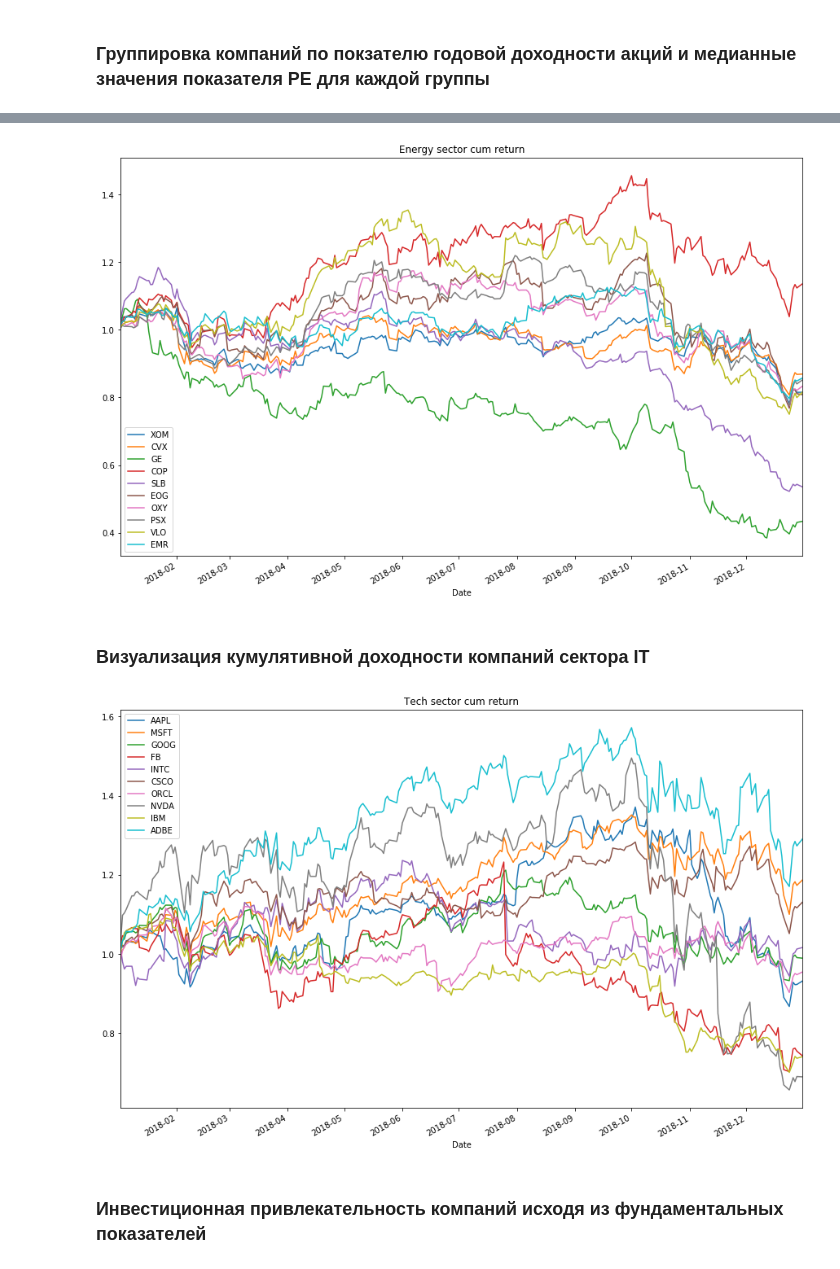
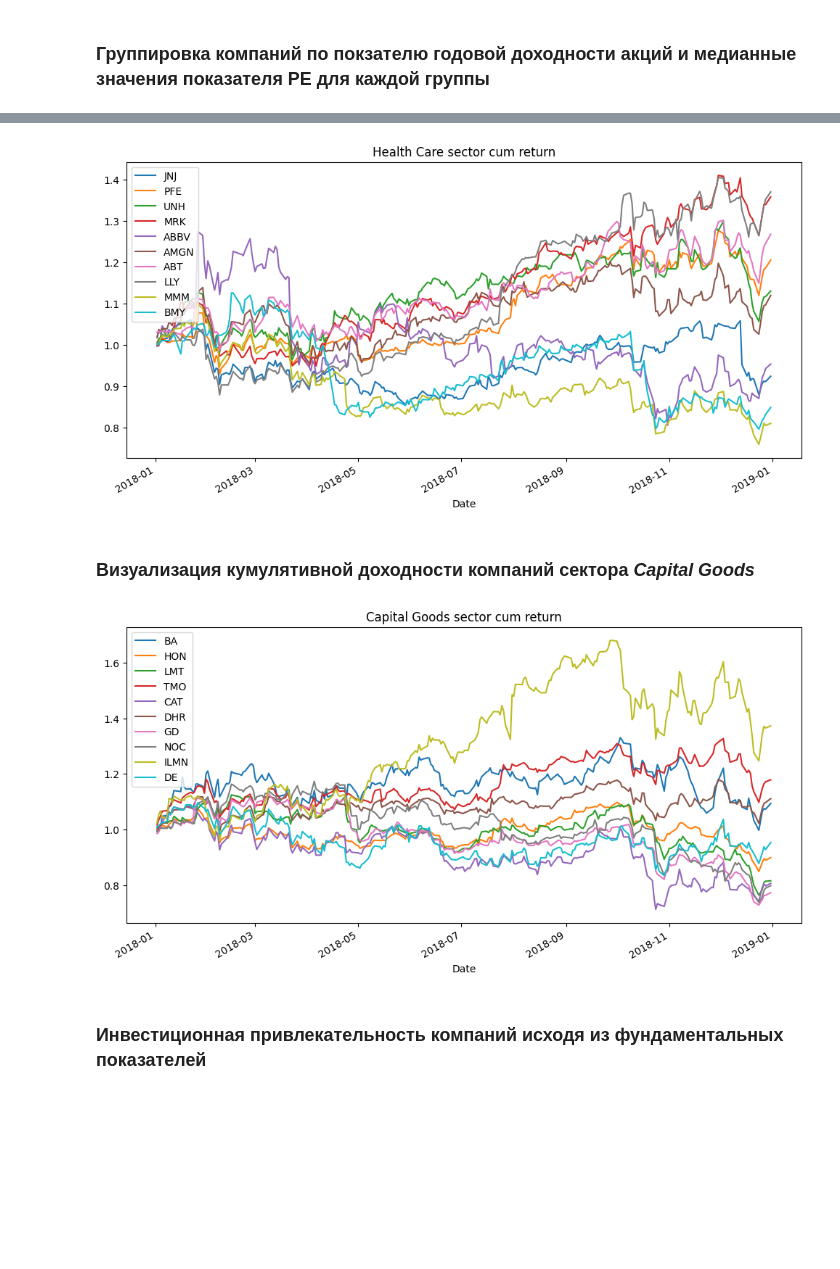
Before and after one commit to qununc/financials_repo, a Jupyter notebook: AppliedModels/Ex_strat_1 HW.ipynb, the cells around one changed output, grey strips where cells are left out. Drawn from its saved outputs; the diff is of its cells as text; code cells hidden in the pictures; blank space fills up the shorter version.

```diff
--- a/AppliedModels/Ex_strat_1 HW.ipynb
+++ b/AppliedModels/Ex_strat_1 HW.ipynb
@@ -143,7 +189,7 @@ df.to_csv(path+'sample.csv')# сохранение массива в файле
 # %% [markdown]
 ### Загрзуку данных из интернета следует реализовать один раз. При последующей отладке вышеприведенные команды следует "закомментарить"
 # %%
-prices=pd.read_csv(path+'sample.csv',index_col='Date',parse_dates=True)# выгрузка массива из файла
+prices=pd.read_csv(path+'Ex_strat_1_HW.csv',index_col='Date',parse_dates=True)[:'2018-12-31'] # выгрузка массива из файла
 # %%
 prices.head()
 # %% [output]
@@ -192,2 +236,4 @@ returns=prices.copy()
 # %%
-returns=returns.pct_change()# дневная доходность
+returns=prices.copy()
+returns=returns.pct_change().iloc[1:,:] # дневная доходность
+returns.head()
@@ -204,5 +248,3 @@ returns.head()
-# %%
-returns=returns.iloc[1:,:]# удаление первого наблюдения nan
 # %%
 prices.iloc[0,0],prices.iloc[prices.shape[0]-1,0]
 # %% [output]
@@ -347,5 +401,5 @@ _=plt.title('MSFT price dynamics')
 # %%
-tickers_energy=list(sample[sample.Sector=='Energy']['Ticker']) # вспомогательный список тикеров
+tickers_energy=list(sample[sample.Sector=='Health Care']['Ticker']) # вспомогательный список тикеров
 # %%
 tickers_energy
 # %% [output]
@@ -353,7 +424,7 @@ tickers_energy
 # %%
-p=returns_cum[tickers_energy].plot(figsize=(15,10),title='Energy sector cum return')
+p=returns_cum[tickers_energy].plot(figsize=(12,6),title='Health Care sector cum return')
 # %% [output]
-[figure, old version]
+[figure, new version]
 # %% [markdown]
-### Визуализация кумулятивной доходности компаний  сектора IT
+### Визуализация кумулятивной доходности компаний  сектора *Capital Goods*
 # %%
@@ -361,7 +432,7 @@ tickers_tech=list(sample[sample.Sector=='Technology']['Ticker'])
 # %%
-p=returns_cum[tickers_tech].plot(figsize=(15,10),title='Tech sector cum return')
+p=returns_cum[tickers_tech].plot(figsize=(12,6),title='Capital Goods sector cum return')
 # %% [output]
-[figure, old version]
+[figure, new version]
 # %% [markdown]
 ### Инвестиционная привлекательность компаний исходя из фундаментальных показателей
 # %%
```
Also changed, not shown: parts of 66 cells of this notebook, 2 other files.
